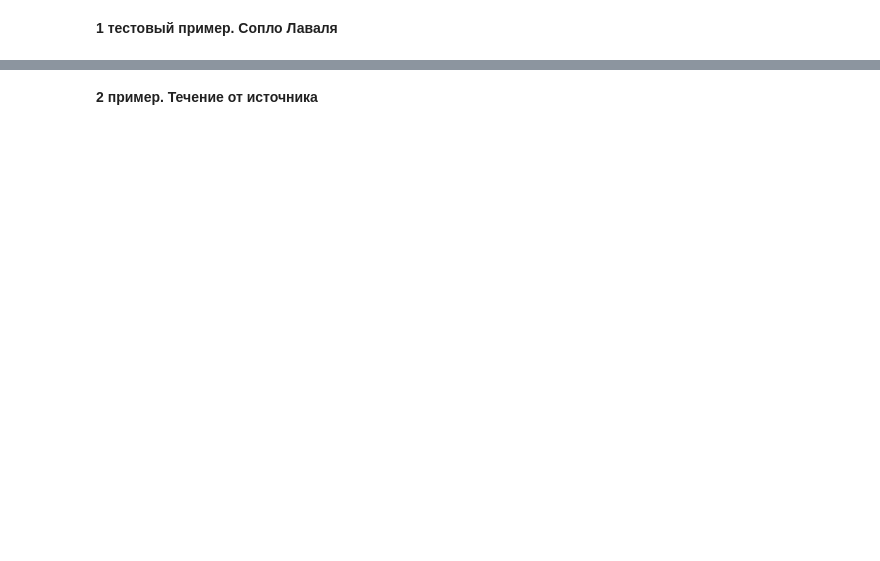
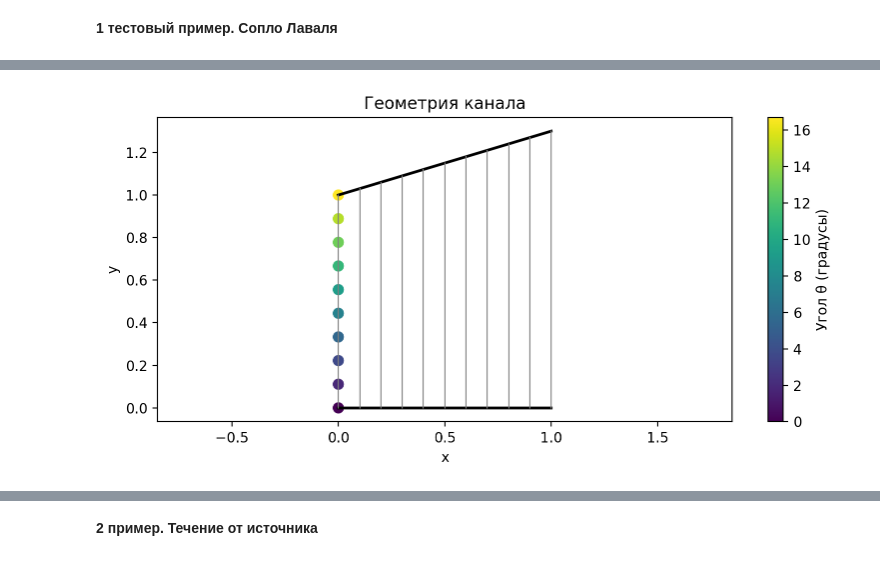
Before and after one commit to KirillZHur/diploma, a Jupyter notebook: src/notebooks/gcm_all.ipynb, the cells around one changed output, grey strips where cells are left out. Saved outputs shown, nothing was run; the diff lists cells and outputs as text; code cells hidden in the pictures; blank space fills up the shorter version.

```diff
--- a/src/notebooks/gcm_all.ipynb
+++ b/src/notebooks/gcm_all.ipynb
@@ -334,0 +134,45 @@ plt.show()
+# %%
+import matplotlib.pyplot as plt
+import numpy as np
+
+def top_wall(x):
+    return h0 + (h1 - h0)*(x/L)
+
+# Геометрия канала
+#L, h0, h1 = 3.0, 1.0, 4.0
+L, h0, h1 = 1.0, 1.0, 1.3
+alpha = np.arctan((h1 - h0)/L)
+alpha_deg = np.degrees(alpha)
+#print(alpha_deg)
+
+num_layers = 10
+num_points = 10
+x_layers = np.linspace(0, L, num_layers+1)
+
+
+x0 = 0.0
+y0 = np.linspace(0, top_wall(x0), num_points)
+
+
+theta0_deg = np.linspace(0, alpha_deg, num_points)
+
+plt.figure(figsize=(8,4))
+x_wall = np.linspace(0, L, 200)
+plt.plot(x_wall, np.zeros_like(x_wall), 'k-', lw=2)
+plt.plot(x_wall, top_wall(x_wall), 'k-', lw=2)
+
+for xi in x_layers:
+    plt.plot([xi, xi], [0, top_wall(xi)], color='gray', lw=0.8)
+
+sc = plt.scatter(np.full(num_points, x0), y0, c=theta0_deg,
+                 cmap='viridis', s=50)
+plt.colorbar(sc, label='Угол θ (градусы)')
+
+plt.title(f'Геометрия канала')
+plt.xlabel('x')
+plt.ylabel('y')
+plt.axis('equal')
+plt.tight_layout()
+plt.show()
+# %% [output]
+[figure, added]
```
Also changed, not shown: parts of 21 cells of this notebook, 5 other files.
